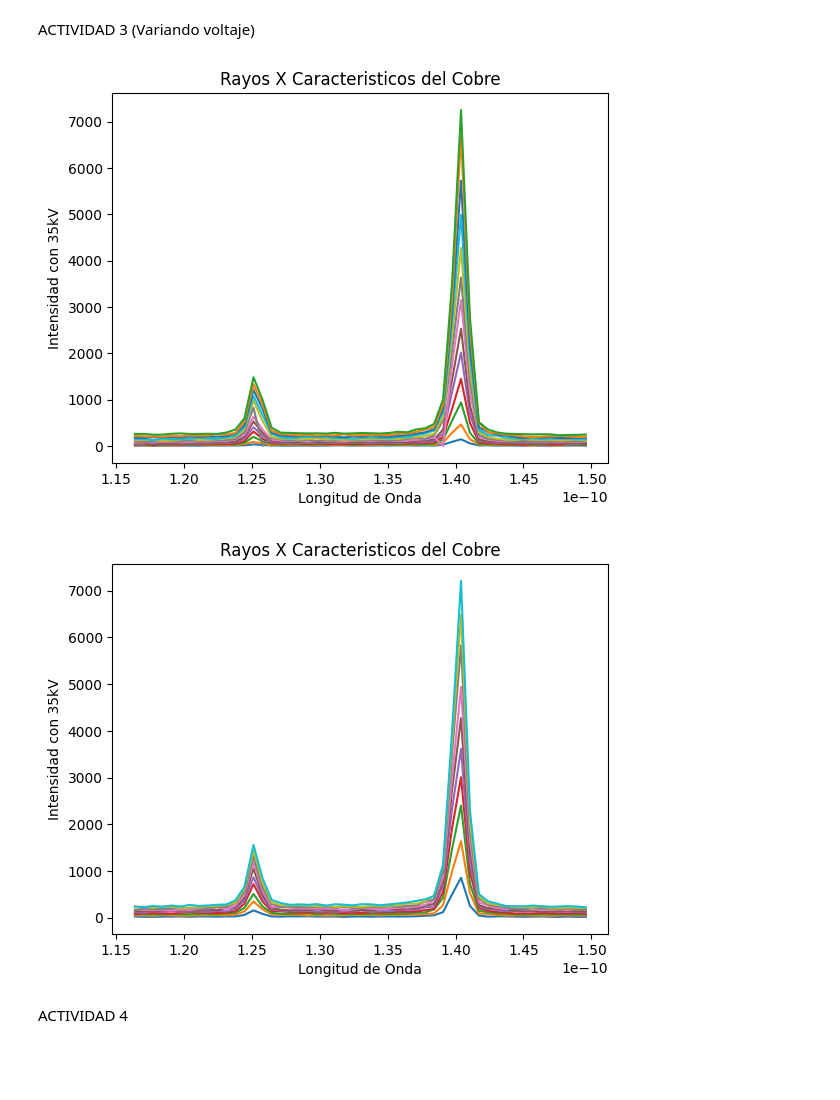
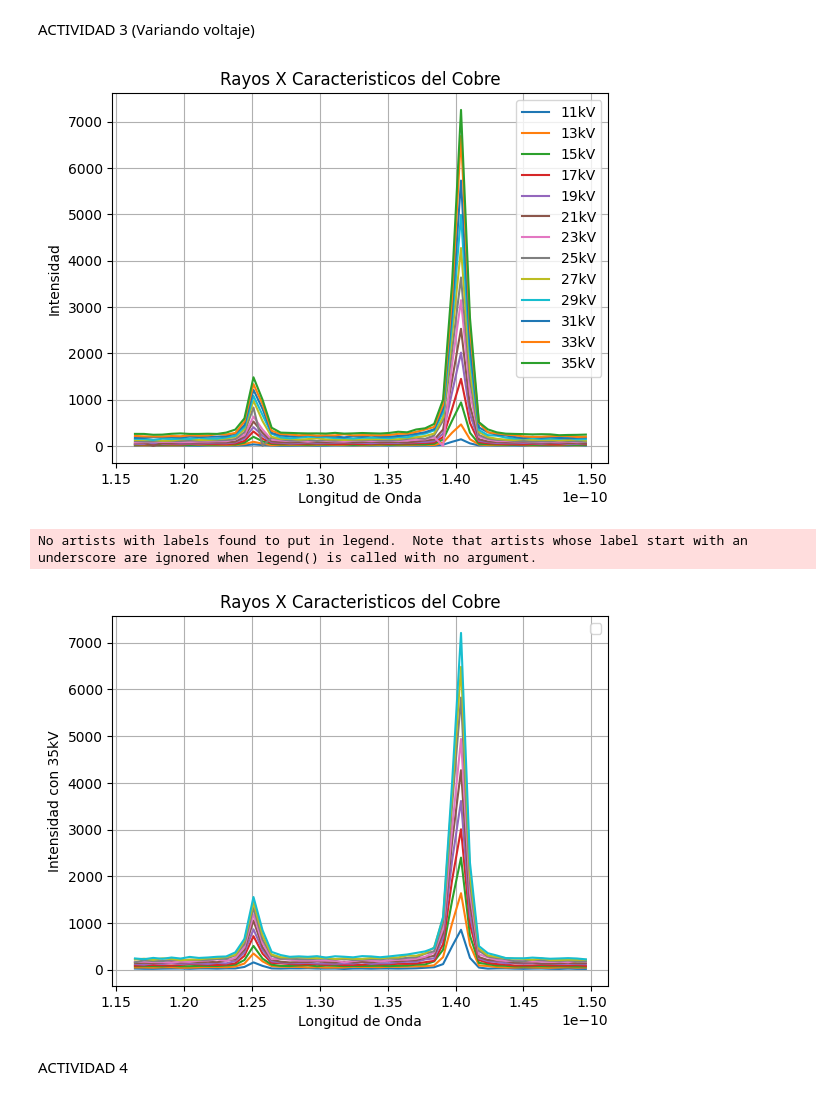
Before and after one commit to LabIntermedio/COD-INTERMEDIO, a Jupyter notebook: Rayos X/Rayos X.ipynb, the cells around one changed output. Cells and saved outputs as stored; diff of their text form; code cells hidden in the pictures; blank space fills up the shorter version.

```diff
--- a/Rayos X/Rayos X.ipynb
+++ b/Rayos X/Rayos X.ipynb
@@ -110,26 +129,28 @@ plt.show()
 ACTIVIDAD 3 (Variando voltaje)
 # %%
 longitudes_de_onda=ley_de_bragg(actividad3a['?ngulo del crista'])
-plt.plot(longitudes_de_onda,actividad3a['Tasa con 11kV'])
-plt.plot(longitudes_de_onda,actividad3a['Tasa con 13kV'])
-plt.plot(longitudes_de_onda,actividad3a['Tasa con 15kV'])
-plt.plot(longitudes_de_onda,actividad3a['Tasa con 17kV'])
-plt.plot(longitudes_de_onda,actividad3a['Tasa con 19kV'])
-plt.plot(longitudes_de_onda,actividad3a['Tasa con 21kV'])
-plt.plot(longitudes_de_onda,actividad3a['Tasa con 23kV'])
-plt.plot(longitudes_de_onda,actividad3a['Tasa con 25kV'])
-plt.plot(longitudes_de_onda,actividad3a['Tasa con 27kV'])
-plt.plot(longitudes_de_onda,actividad3a['Tasa con 29kV'])
-plt.plot(longitudes_de_onda,actividad3a['Tasa con 31kV'])
-plt.plot(longitudes_de_onda,actividad3a['Tasa con 33kV'])
-plt.plot(longitudes_de_onda,actividad3a['Tasa con 35kV'])
+plt.plot(longitudes_de_onda,actividad3a['Tasa con 11kV'],label='11kV')
+plt.plot(longitudes_de_onda,actividad3a['Tasa con 13kV'],label='13kV')
+plt.plot(longitudes_de_onda,actividad3a['Tasa con 15kV'],label='15kV')
+plt.plot(longitudes_de_onda,actividad3a['Tasa con 17kV'],label='17kV')
+plt.plot(longitudes_de_onda,actividad3a['Tasa con 19kV'],label='19kV')
+plt.plot(longitudes_de_onda,actividad3a['Tasa con 21kV'],label='21kV')
+plt.plot(longitudes_de_onda,actividad3a['Tasa con 23kV'],label='23kV')
+plt.plot(longitudes_de_onda,actividad3a['Tasa con 25kV'],label='25kV')
+plt.plot(longitudes_de_onda,actividad3a['Tasa con 27kV'],label='27kV')
+plt.plot(longitudes_de_onda,actividad3a['Tasa con 29kV'],label='29kV')
+plt.plot(longitudes_de_onda,actividad3a['Tasa con 31kV'],label='31kV')
+plt.plot(longitudes_de_onda,actividad3a['Tasa con 33kV'],label='33kV')
+plt.plot(longitudes_de_onda,actividad3a['Tasa con 35kV'],label='35kV')
 
 plt.title('Rayos X Caracteristicos del Cobre')
 plt.xlabel('Longitud de Onda')
-plt.ylabel('Intensidad con 35kV')
+plt.ylabel('Intensidad')
+plt.grid()
+plt.legend()
 plt.show()
 # %% [output]
-[figure, old version]
+[figure, new version]
 # %%
 longitudes_de_onda=ley_de_bragg(actividad3b_01['ﾁngulo del crista'])
 plt.plot(longitudes_de_onda,actividad3b_01['Tasa con 35kV'])
@@ -146,9 +167,12 @@ plt.plot(longitudes_de_onda,actividad3b_1['Tasa con 35kV'])
 plt.title('Rayos X Caracteristicos del Cobre')
 plt.xlabel('Longitud de Onda')
 plt.ylabel('Intensidad con 35kV')
+plt.legend()
+plt.grid()
 plt.show()
 # %% [output]
+No artists with labels found to put in legend.  Note that artists whose label start with an underscore are ignored when legend() is called with no argument.
-[figure, old version]
+[figure, new version]
 # %% [markdown]
 ACTIVIDAD 4
 # %%
```
Also changed, not shown: parts of 7 cells of this notebook, 1 other file.
